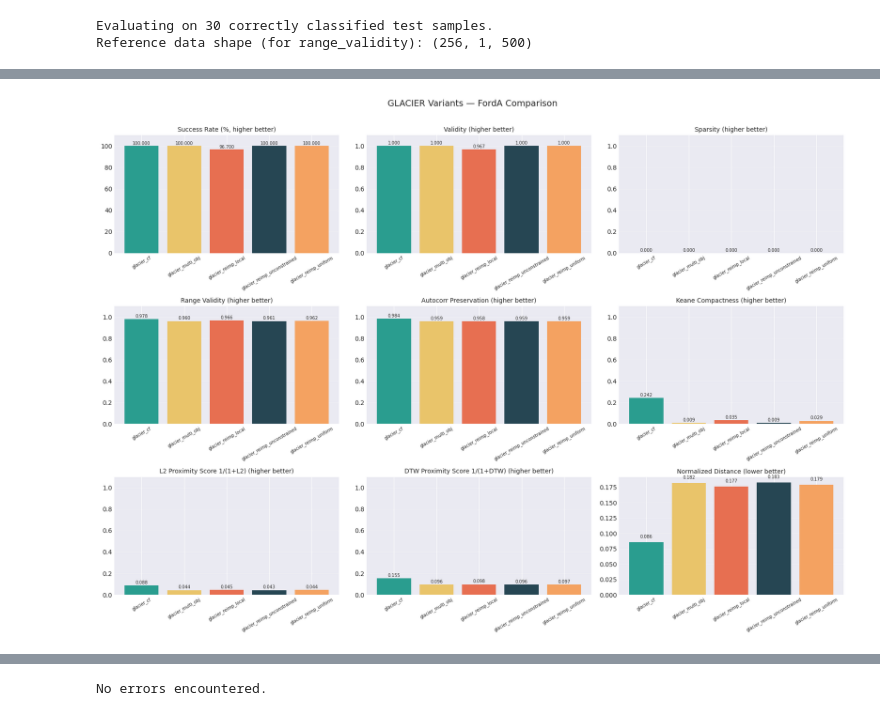
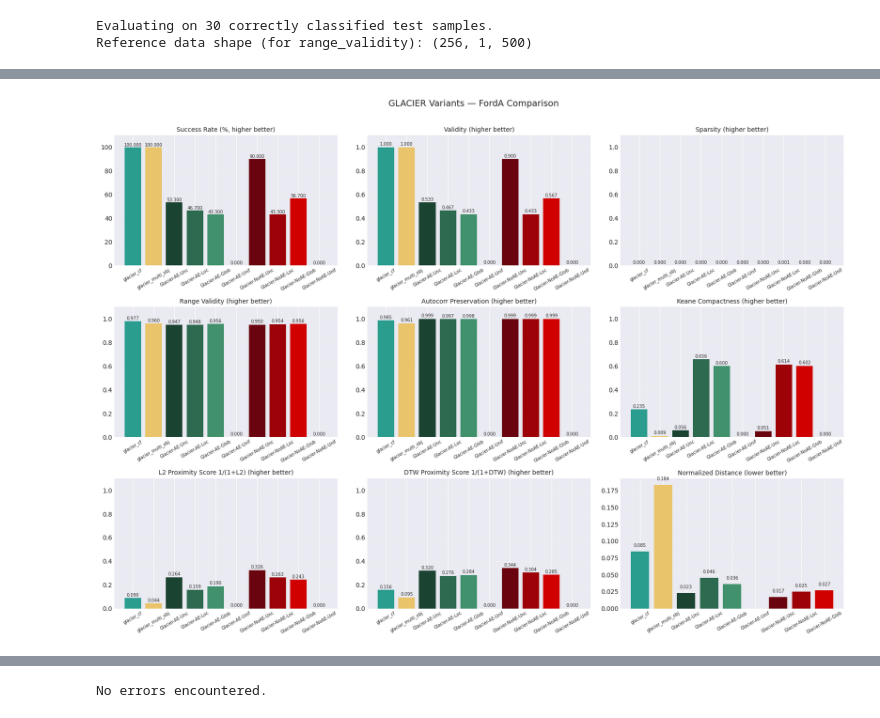
Before and after one commit to visual-xai-for-time-series/counterfactual-explanations-for-time-series, a Jupyter notebook: cfts/cf_glacier/glacier_forda_comparison.ipynb, the cells around one changed output, grey strips where cells are left out. Cells and saved outputs as stored; diff of their text form; code cells hidden in the pictures.

Commit message:
Added bake-off implementations and compared to current versions

```diff
--- a/cfts/cf_glacier/glacier_forda_comparison.ipynb
+++ b/cfts/cf_glacier/glacier_forda_comparison.ipynb
@@ -194,20 +247,28 @@ METHODS = {
     "glacier_multi_obj": lambda sample, target: glacier_cf_multi_objective(
         sample, model, target_class=target, dataset=dataset_test
     ),
-    "glacier_reimp_uniform": lambda sample, target: glacier_reimp(
-        sample, model, target_label=target, dataset=dataset_test,
-        step_weights="uniform", max_iter=200, learning_rate=1e-3, random_state=42,
-    ),
-    "glacier_reimp_local": lambda sample, target: glacier_reimp(
-        sample, model, target_label=target, dataset=dataset_test,
-        step_weights="local", max_iter=200, learning_rate=1e-3, random_state=42,
-    ),
-    "glacier_reimp_unconstrained": lambda sample, target: glacier_reimp(
-        sample, model, target_label=target, dataset=dataset_test,
-        step_weights="unconstrained", pred_margin_weight=1.0,
-        max_iter=200, learning_rate=1e-3, random_state=42,
-    ),
 }
+
+# Bake-off's 8 paper-aligned Glacier variants (see cell 0) — added via a
+# small factory rather than 8 hand-written lambdas, closing over the AE/
+# global-weights setup from the cell above.
+def _make_glacier_variant_runner(variant_name):
+    use_ae = GLACIER_VARIANTS[variant_name]["use_ae"]
+
+    def runner(sample, target):
+        ae_arg = (ae_encoder_fn, ae_decoder_fn) if use_ae else None
+        return glacier_variant(
+            variant_name, sample, model, autoencoder=ae_arg,
+            precomputed_global_weights=glacier_global_sw,
+            target_label=target, dataset=dataset_test,
+            max_iter=300, learning_rate=1e-2,
+        )
+
+    return runner
+
+
+for _variant_name in GLACIER_VARIANTS:
+    METHODS[_variant_name] = _make_glacier_variant_runner(_variant_name)
 
 records = []
 all_cfs = {}  # {sample_idx: {method: cf_array}}
@@ -328,10 +394,13 @@ summary_df[display_cols].sort_values("method").round(4)
 # %%
 # Bar chart comparison across all methods
 METHOD_COLORS = [
-    "#2a9d8f", "#e9c46a", "#e76f51", "#264653", "#f4a261"
+    "#2a9d8f", "#e9c46a",                                   # glacier_cf, glacier_multi_obj
+    "#1b4332", "#2d6a4f", "#40916c", "#74c69d",              # Glacier-AE-{Unc,Loc,Glob,Unif} (greens)
+    "#6a040f", "#9d0208", "#d00000", "#e85d04",              # Glacier-NoAE-{Unc,Loc,Glob,Unif} (reds/orange)
 ]
 
-plot_df = summary_df.sort_values("method").reset_index(drop=True)
+_method_order = ["glacier_cf", "glacier_multi_obj", *GLACIER_VARIANTS]
+plot_df = summary_df.set_index("method").loc[[m for m in _method_order if m in summary_df["method"].values]].reset_index()
 methods = plot_df["method"].tolist()
 colors = METHOD_COLORS[: len(methods)]
 
@@ -345,34 +414,34 @@ def bar(ax, vals, title, ylim=None):
     ax.grid(True, axis="y", alpha=0.3)
     for bar_, val in zip(bars, vals):
         if not np.isnan(val):
             ax.text(
                 bar_.get_x() + bar_.get_width() / 2,
                 bar_.get_height() + 0.005,
                 f"{val:.3f}",
                 ha="center", va="bottom", fontsize=7,
             )
 
 
 l2_score = 1.0 / (1.0 + plot_df["l2_norm_mean"].fillna(np.inf))
 dtw_score = 1.0 / (1.0 + plot_df["dtw_proximity_mean"].fillna(np.inf))
 
 fig, axes = plt.subplots(3, 3, figsize=(17, 12))
 fig.suptitle("GLACIER Variants — FordA Comparison", fontsize=14, y=1.01)
 
 bar(axes[0, 0], plot_df["success_rate"], "Success Rate (%, higher better)", ylim=(0, 110))
 bar(axes[0, 1], plot_df["validity_mean"].fillna(0), "Validity (higher better)", ylim=(0, 1.1))
 bar(axes[0, 2], plot_df["sparsity_mean"].fillna(0), "Sparsity (higher better)", ylim=(0, 1.1))
 bar(axes[1, 0], plot_df["range_validity_mean"].fillna(0), "Range Validity (higher better)", ylim=(0, 1.1))
 bar(axes[1, 1], plot_df["autocorr_mean"].fillna(0), "Autocorr Preservation (higher better)", ylim=(0, 1.1))
 bar(axes[1, 2], plot_df["keane_compactness_mean"].fillna(0), "Keane Compactness (higher better)", ylim=(0, 1.1))
 bar(axes[2, 0], l2_score, "L2 Proximity Score 1/(1+L2) (higher better)", ylim=(0, 1.1))
 bar(axes[2, 1], dtw_score, "DTW Proximity Score 1/(1+DTW) (higher better)", ylim=(0, 1.1))
 bar(axes[2, 2], plot_df["normalized_distance_mean"].fillna(np.nan), "Normalized Distance (lower better)")
 
 plt.tight_layout()
 plt.show()
 # %% [output]
-[figure, old version]
+[figure, new version]
 # %%
 # Pick a representative sample where all (or as many as possible) methods succeeded
 method_names = list(METHODS.keys())
```
Also changed, not shown: parts of 10 cells of this notebook, 8 other files.
